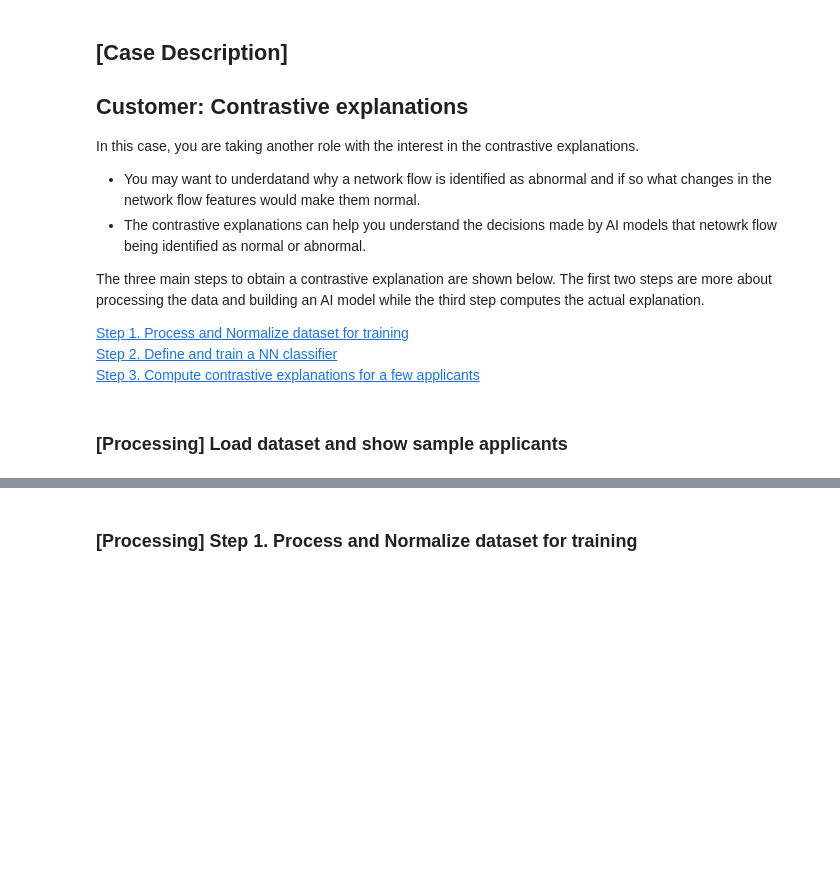
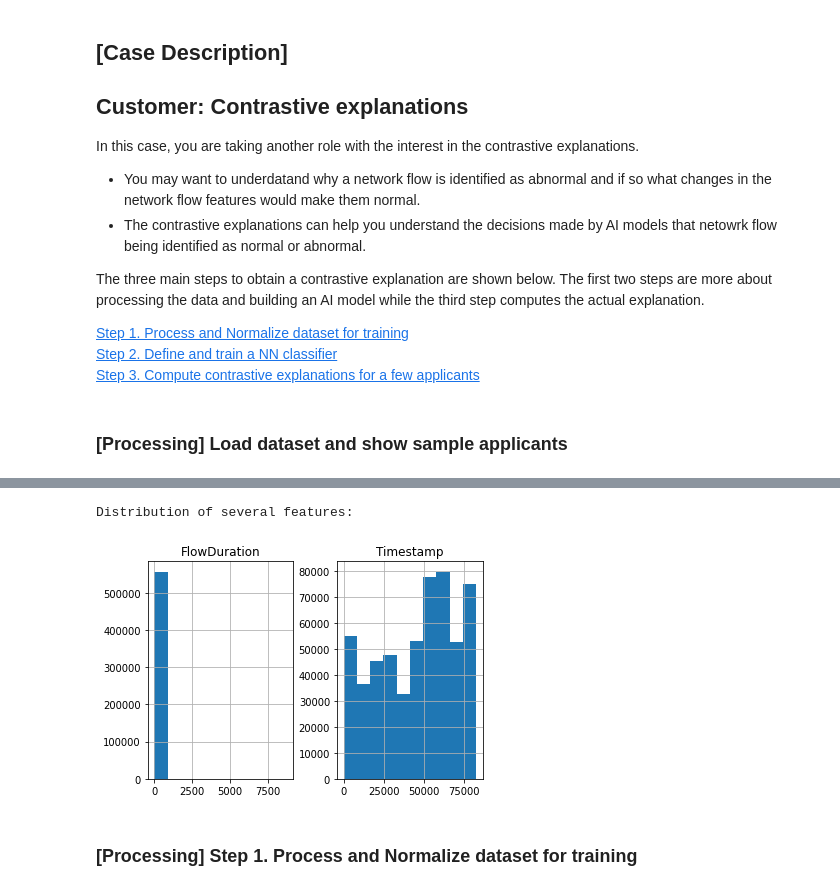
Before and after one commit to c-zhong/UGR-AIX, a Jupyter notebook: UGR_for_human_evaluation.ipynb, the cells around one changed output, grey strips where cells are left out. Cells and saved outputs as stored; diff of their text form; code cells hidden in the pictures; blank space fills up the shorter version.

```diff
--- a/UGR_for_human_evaluation.ipynb
+++ b/UGR_for_human_evaluation.ipynb
@@ -703,7 +830,7 @@ heloc = UGRDataset()
 df = heloc.dataframe()
 
 df.rename( columns={'Unnamed: 0':'ID'}, inplace=True )
-df.pop('ID')
+#df.pop('ID')
 
 pd.set_option('display.max_rows', 500)
 pd.set_option('display.max_columns', 24)
@@ -716,7 +861,10 @@ df.head(10).transpose()
 # %%
 # Plot (example) distributions for two features
 print("Distribution of several features:")
-hist = df.hist(column=['FlowDuration', 'TimeStamp'], bins=10)
+hist = df.hist(column=['FlowDuration', 'Timestamp'], bins=10)
+# %% [output]
+Distribution of several features:
+[figure, added]
 # %% [markdown]
 <a name="c1"></a>
 ###  [Processing]  Step 1. Process and Normalize  dataset for training
```
Also changed, not shown: parts of 24 cells of this notebook.
